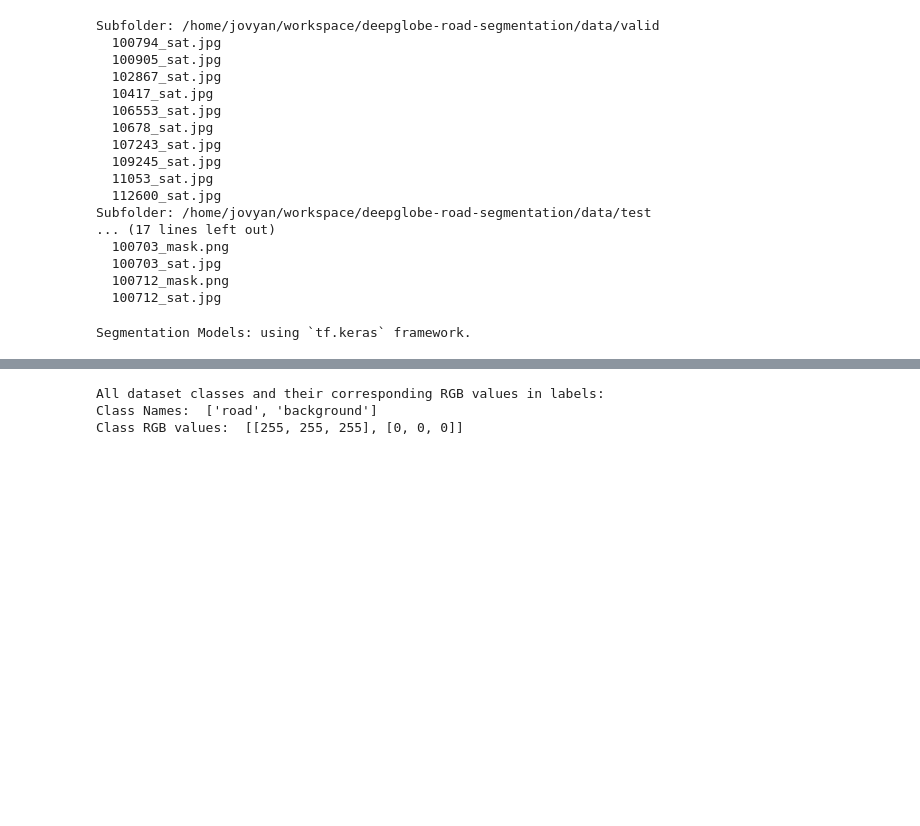
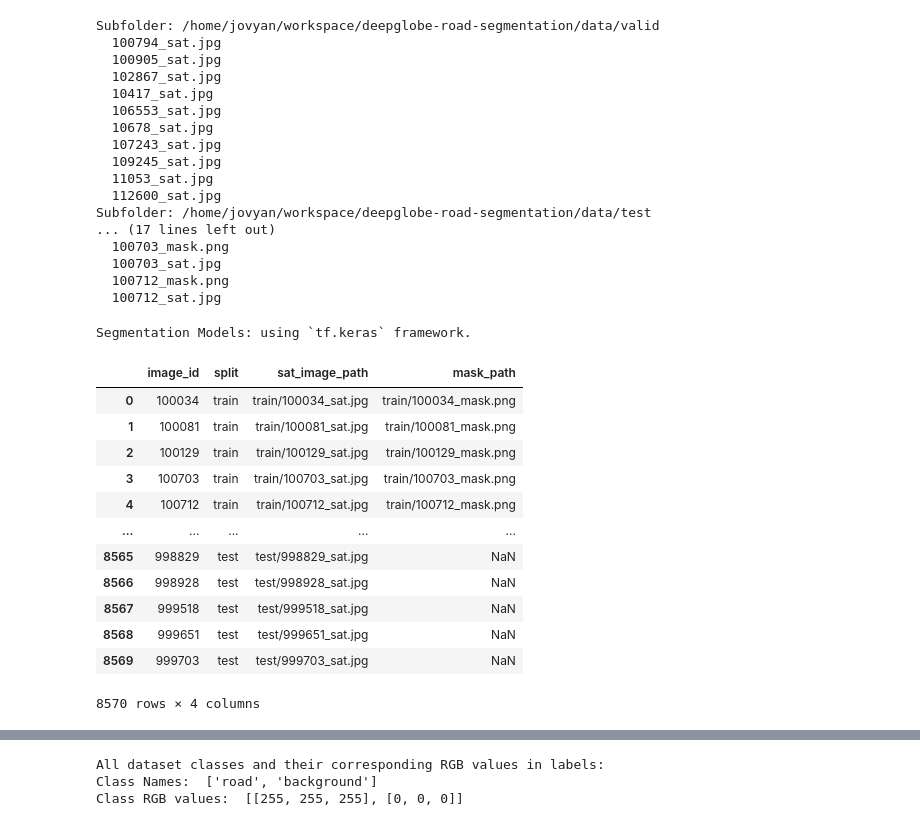
Before and after one commit to sg-peytrignet/deepglobe-road-segmentation, a Jupyter notebook: notebooks/deep-globe-road-segmentation.ipynb, the cells around one changed output, grey strips where cells are left out. Cells and saved outputs as stored; diff of their text form; code cells hidden in the pictures; blank space fills up the shorter version.

```diff
--- a/notebooks/deep-globe-road-segmentation.ipynb
+++ b/notebooks/deep-globe-road-segmentation.ipynb
@@ -86,6 +86,22 @@ import warnings
 warnings.filterwarnings('ignore')
 # %% [output]
 Segmentation Models: using `tf.keras` framework.
+# %%
+pd.read_csv(configs.Path.metadata)
+# %% [output]
+|  | image_id | split | sat_image_path | mask_path |
+| 0 | 100034 | train | train/100034_sat.jpg | train/100034_mask.png |
+| 1 | 100081 | train | train/100081_sat.jpg | train/100081_mask.png |
+| 2 | 100129 | train | train/100129_sat.jpg | train/100129_mask.png |
+| 3 | 100703 | train | train/100703_sat.jpg | train/100703_mask.png |
+| 4 | 100712 | train | train/100712_sat.jpg | train/100712_mask.png |
+| ... | ... | ... | ... | ... |
+| 8565 | 998829 | test | test/998829_sat.jpg | NaN |
+| 8566 | 998928 | test | test/998928_sat.jpg | NaN |
+| 8567 | 999518 | test | test/999518_sat.jpg | NaN |
+| 8568 | 999651 | test | test/999651_sat.jpg | NaN |
+| 8569 | 999703 | test | test/999703_sat.jpg | NaN |
+8570 rows × 4 columns
 # %%
 # Read metadata and filter for training data
 metadata_df = pd.read_csv(configs.Path.metadata)
```
Also changed, not shown: parts of 14 cells of this notebook, 1 other file.
